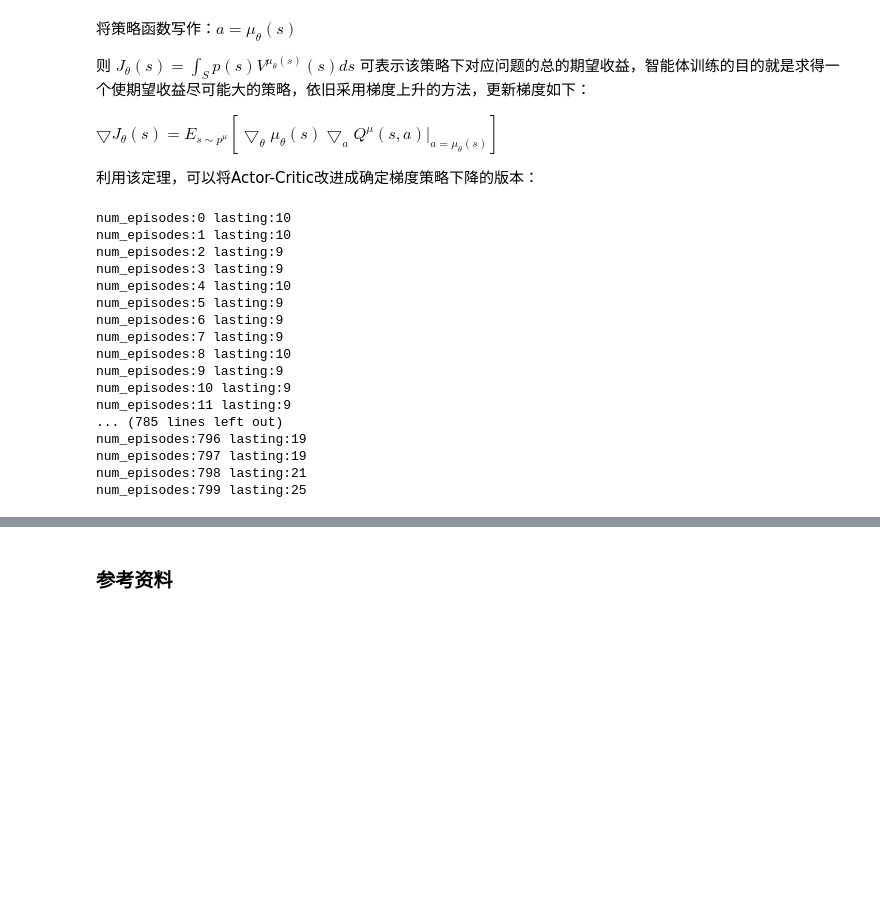
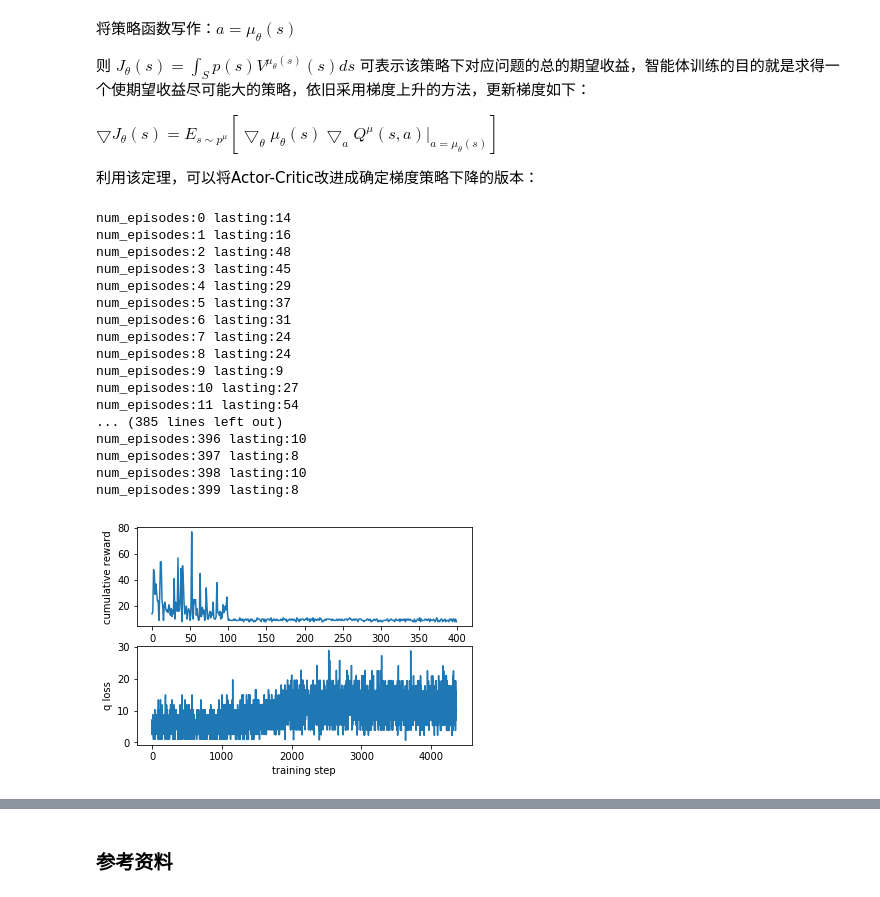
Before and after one commit to Wangjw6/research, a Jupyter notebook: ML/Others/Reinforcement Learning.ipynb, the cells around one changed output, grey strips where cells are left out. Cells and saved outputs as stored; diff of their text form; code cells hidden in the pictures; blank space fills up the shorter version.

```diff
--- a/ML/Others/Reinforcement Learning.ipynb
+++ b/ML/Others/Reinforcement Learning.ipynb
@@ -1491,4 +1473,16 @@ model.add_Q_grad_to_graph()
 # %%
+M = replay_memory(memory_capacity=500, state_dim=4, action_dim=1)
+batch_size_ = 64
+num_episodes = 400
+updateStep=6
+
+tf.reset_default_graph()
+sess_ = tf.Session()
+model = agent( )
+
+model.buildActorNetwork()
+model.buildCriticNetwork()
+model.add_Q_grad_to_graph()
 init_op = tf.group(tf.global_variables_initializer(), tf.local_variables_initializer())
 sess_.run(init_op)
 records = 0
@@ -1496,15 +1490,19 @@ reward_set=[]
 q_loss_set=[]
 flag=0
 max_steps_in_episode = 199 # CartPole-v0默认的最大episode是200，为了防止正确的移动却带来坏的奖赏，将实验的最大episode设为199
+asets=[]
 for i in range(num_episodes):
     rewards=0
     s = env.reset()
     j = 0
+    aset=[]
     while j<max_steps_in_episode:
         a_output = sess_.run(model.action_output, feed_dict={model.state_holder:[s]})
-        a = np.clip(int(a_output[0]),0,1)
-        a = int(np.clip(np.random.normal(a_output[0], 0.01), 0, 1))
-        s_next, r, d, _ = env.step(a)
+        a = round(np.clip(a_output[0][0],0,1))
+        if i <100:
+            a = round(np.clip(np.random.normal(a_output[0][0], 0.9), 0, 1))
+        aset.append(a)
+        s_next, r, d, _ = env.step(int(a))
 
         j+=1
         records+=1
@@ -1520,9 +1518,8 @@ for i in range(num_episodes):
             train_r = memory_batch[:,model.state_dim+1].reshape(-1,1)
             train_ns = memory_batch[:,-model.state_dim:]
 
-            _,_,q_loss,action_output  = sess_.run([model.p_trainOp, model.q_trainOp, model.q_loss,model.action_output],
+            _,_,q_loss  = sess_.run([model.p_trainOp, model.q_trainOp, model.q_loss],
                                    feed_dict={model.state_holder :train_s,
-
                                               model.reward_holder :train_r ,
                                               model.next_state_holder :train_ns})
 
@@ -1540,28 +1537,42 @@ for i in range(num_episodes):
         if d==True:
             break
 
-
-
         s = s_next
-
+    asets.append(aset)
     print('num_episodes:%d lasting:%d'%(i,j))
 
     reward_set.append(rewards)
 # %% [output]
-num_episodes:0 lasting:10
-num_episodes:1 lasting:10
-num_episodes:2 lasting:9
-num_episodes:3 lasting:9
-num_episodes:4 lasting:10
-num_episodes:5 lasting:9
-num_episodes:6 lasting:9
-num_episodes:7 lasting:9
-num_episodes:8 lasting:10
+num_episodes:0 lasting:14
+num_episodes:1 lasting:16
+num_episodes:2 lasting:48
+num_episodes:3 lasting:45
+num_episodes:4 lasting:29
+num_episodes:5 lasting:37
+num_episodes:6 lasting:31
+num_episodes:7 lasting:24
+num_episodes:8 lasting:24
 num_episodes:9 lasting:9
-num_episodes:10 lasting:9
-num_episodes:11 lasting:9
-... (785 lines left out)
-num_episodes:796 lasting:19
-num_episodes:797 lasting:19
-num_episodes:798 lasting:21
-num_episodes:799 lasting:25
+num_episodes:10 lasting:27
+num_episodes:11 lasting:54
+... (385 lines left out)
+num_episodes:396 lasting:10
+num_episodes:397 lasting:8
+num_episodes:398 lasting:10
+num_episodes:399 lasting:8
+# %%
+fig = plt.figure()
+
+plt.subplot(2, 1, 1)
+plt.xlabel('training episode')
+plt.ylabel('cumulative reward')
+plt.plot(reward_set)
+
+plt.subplot(2, 1, 2)
+plt.xlabel('training step')
+plt.ylabel('q loss')
+plt.plot(q_loss_set)
+
+plt.show()
+# %% [output]
+[figure, added]
```
Also changed, not shown: parts of 7 cells of this notebook.
